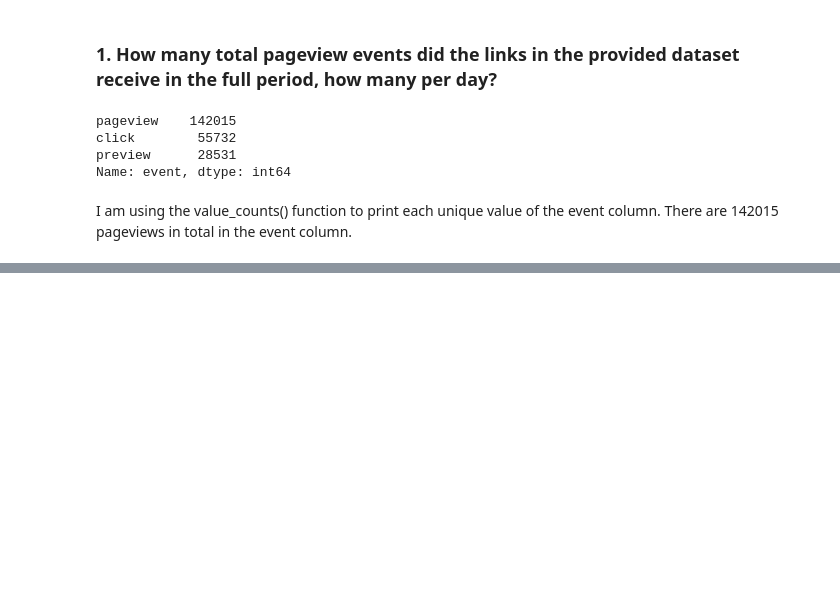
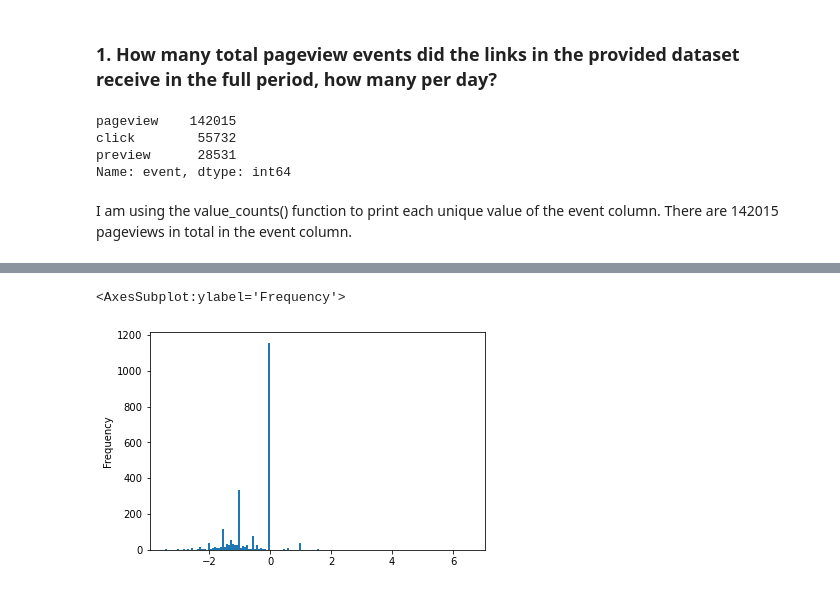
Before and after one commit to tugceturkkal/Data-Projects, a Jupyter notebook: Website Traffic Analysis.ipynb, the cells around one changed output, grey strips where cells are left out. Drawn from its saved outputs; the diff is of its cells as text; code cells hidden in the pictures; blank space fills up the shorter version.

```diff
--- a/Website Traffic Analysis.ipynb
+++ b/Website Traffic Analysis.ipynb
@@ -54,0 +275,7 @@ Name: event, dtype: int64
+# %%
+data_question_5['click_rate_log'] = np.log2(data_question_5['click_rate'])
+# %%
+data_question_5['click_rate_log'].plot(kind = 'hist', bins = 150)
+# %% [output]
+<AxesSubplot:ylabel='Frequency'>
+[figure, added]
```
Also changed, not shown: parts of 40 cells of this notebook.
